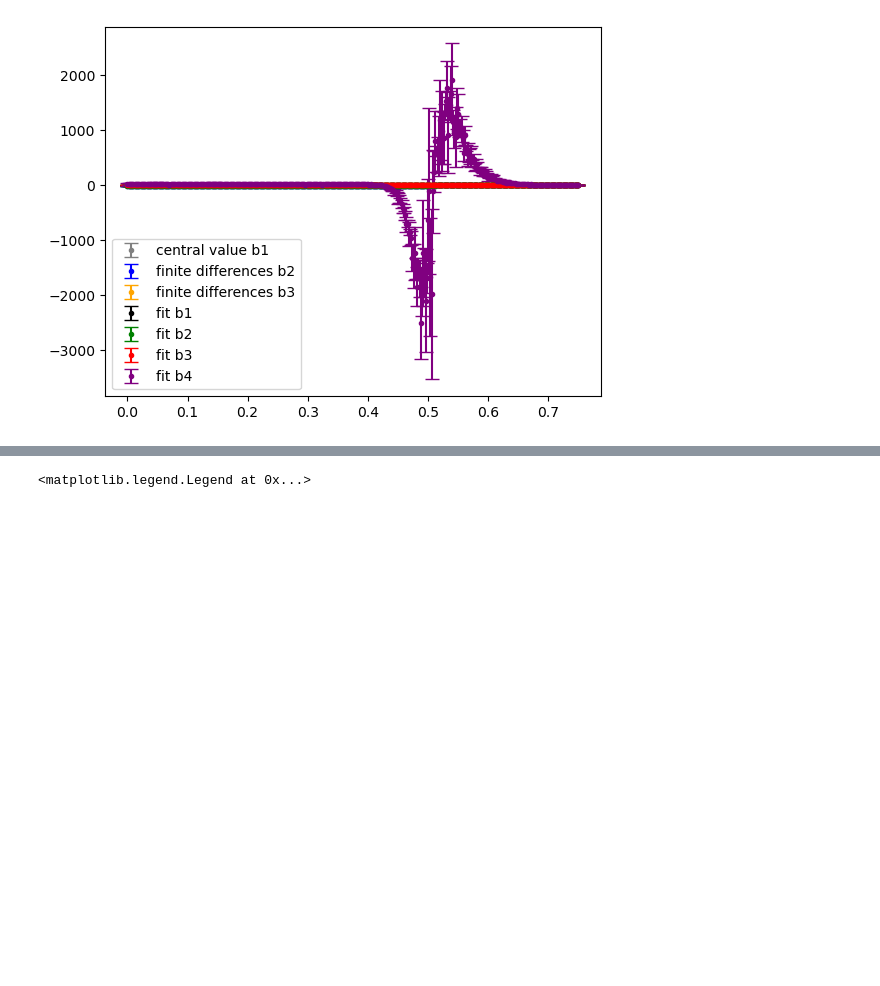
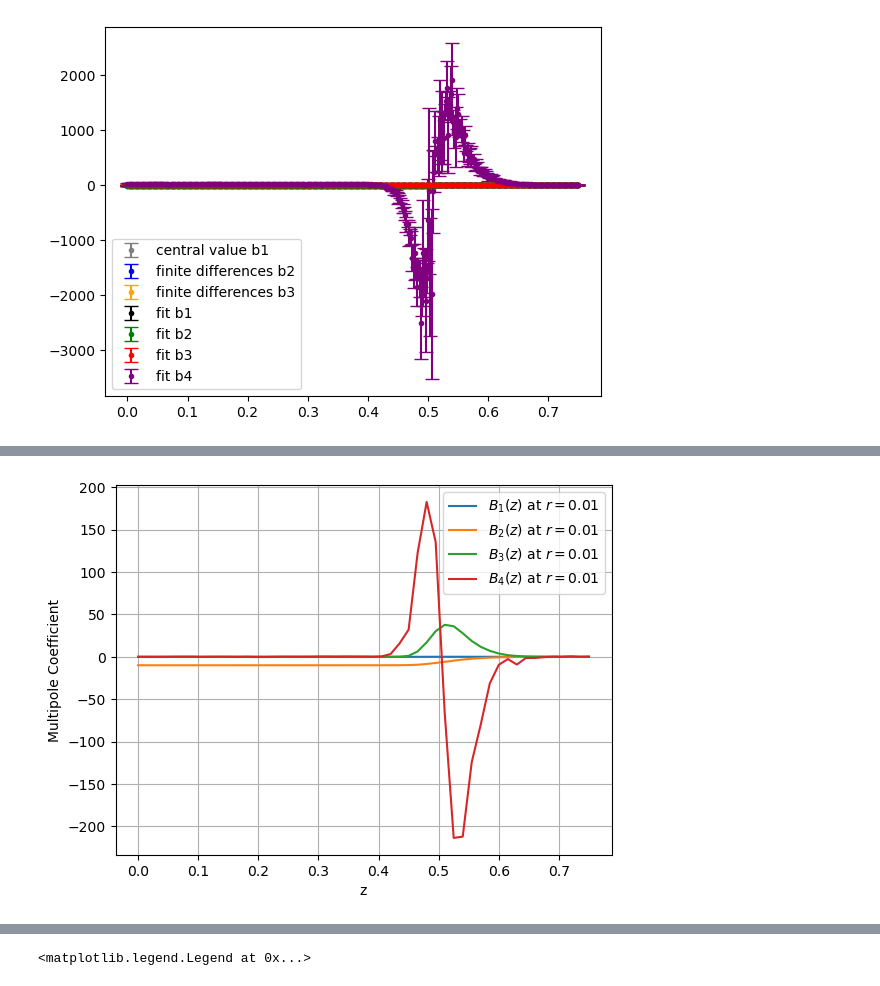
Before and after one commit to xsuite/bpmeth, a Jupyter notebook: fieldmaps/quadrupole_toymodels/fit_fieldmap.ipynb, the cells around one changed output, grey strips where cells are left out. Cells and saved outputs as stored; diff of their text form; code cells hidden in the pictures; blank space fills up the shorter version.

```diff
--- a/fieldmaps/quadrupole_toymodels/fit_fieldmap.ipynb
+++ b/fieldmaps/quadrupole_toymodels/fit_fieldmap.ipynb
@@ -62,0 +87,10 @@ plt.legend()
+# %%
+mcut=FieldMap("field_map_quad_edge_30deg_resol_2mm.txt")
+
+fig, ax = plt.subplots()
+mcut.plot_bn_z(1,0.01, ax=ax)
+mcut.plot_bn_z(2,0.01, ax=ax)
+mcut.plot_bn_z(3,0.01, ax=ax)
+mcut.plot_bn_z(4,0.01, ax=ax)
+# %% [output]
+[figure, added]
```
Also changed, not shown: parts of 7 cells of this notebook, 2 other files.
